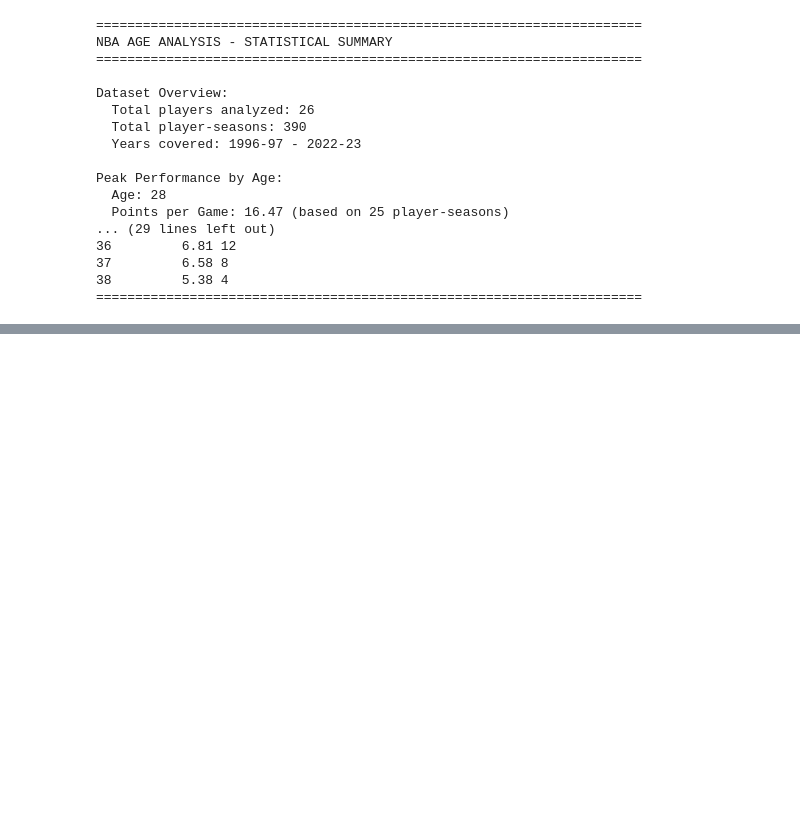
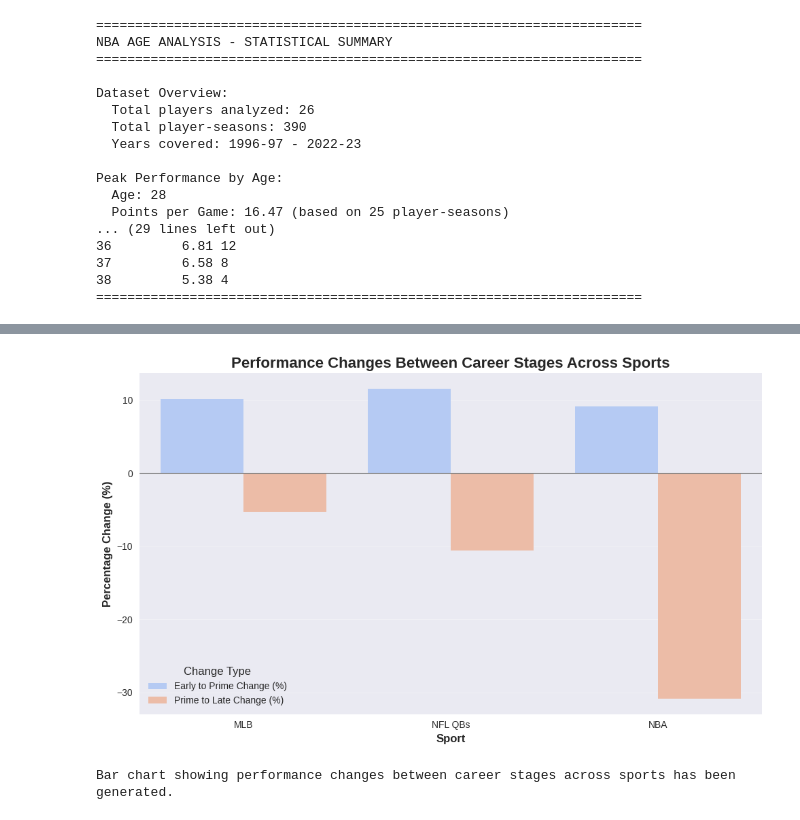
Before and after one commit to Zaji-L/Comparing_Sports_Primes, a Jupyter notebook: sports_primes_analysis_working.ipynb, the cells around one changed output, grey strips where cells are left out. Cells and saved outputs as stored; diff of their text form; code cells hidden in the pictures; blank space fills up the shorter version.

```diff
--- a/sports_primes_analysis_working.ipynb
+++ b/sports_primes_analysis_working.ipynb
@@ -1081,0 +1391,7 @@ Peak Performance by Age:
+# %%
+performance_changes_df = comparative_summary_df[['Sport', 'Early to Prime Change (%)', 'Prime to Late Change (%)']].copy()
+performance_changes_df_melted = performance_changes_df.melt(id_vars='Sport',
+                                                             var_name='Change Type',
+                                                             value_name='Percentage Change')
+print("\nPerformance Changes between Stages:")
+display(performance_changes_df_melted)
@@ -1081,0 +1479,16 @@ Peak Performance by Age:
+# %%
+plt.figure(figsize=(10, 6))
+sns.barplot(data=performance_changes_df_melted, x='Sport', y='Percentage Change', hue='Change Type', palette='coolwarm')
+plt.title('Performance Changes Between Career Stages Across Sports', fontsize=16, fontweight='bold')
+plt.xlabel('Sport', fontsize=12, fontweight='bold')
+plt.ylabel('Percentage Change (%)', fontsize=12, fontweight='bold')
+plt.axhline(0, color='grey', linewidth=0.8) # Add a line at 0 for reference
+plt.grid(axis='y', alpha=0.3)
+plt.legend(title='Change Type', fontsize=10, title_fontsize=12)
+plt.tight_layout()
+plt.show()
+
+print("Bar chart showing performance changes between career stages across sports has been generated.")
+# %% [output]
+[figure, added]
+Bar chart showing performance changes between career stages across sports has been generated.
```
Also changed, not shown: parts of 53 cells of this notebook.
